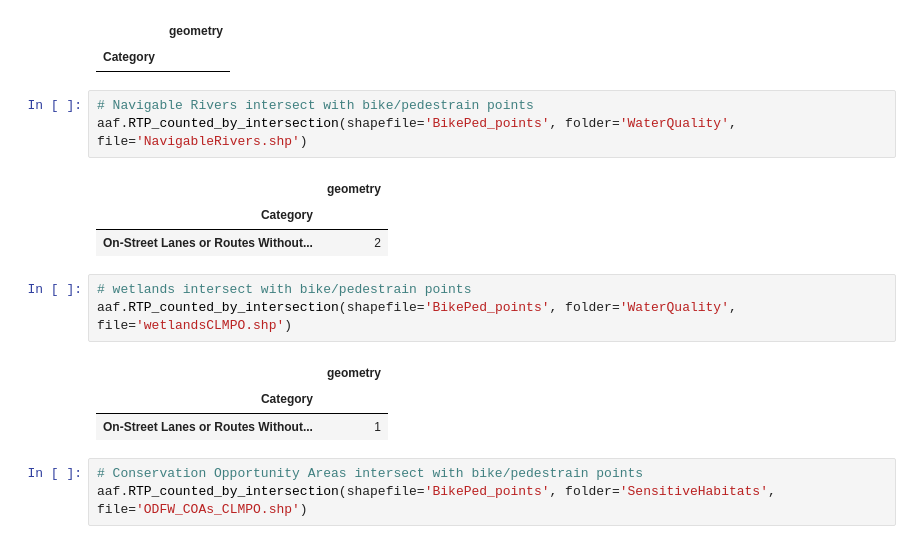
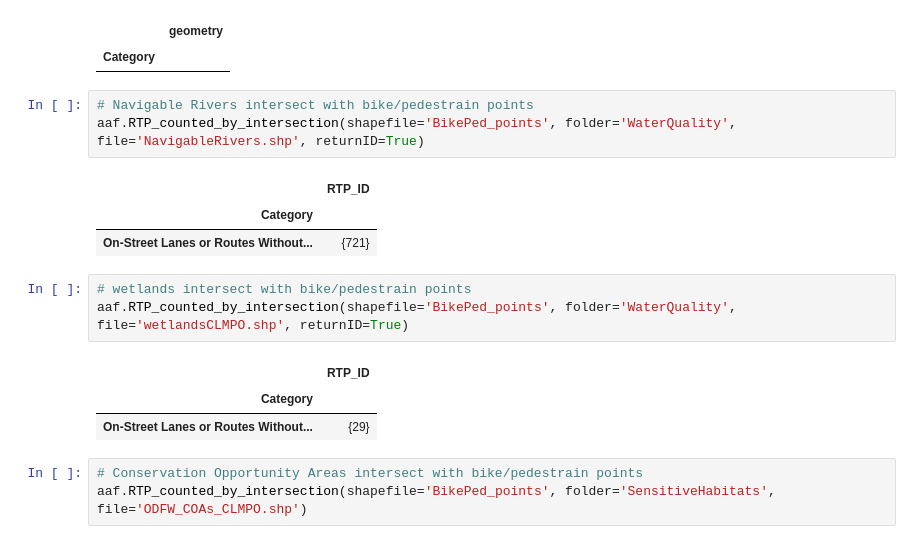
Before and after one commit to dongmeic/RTP, a Jupyter notebook: data/analysis_for_AppendixF.ipynb, the cells around one changed output. Drawn from its saved outputs; the diff is of its cells as text.

Commit message:
revised the tables

```diff
--- a/data/analysis_for_AppendixF.ipynb
+++ b/data/analysis_for_AppendixF.ipynb
@@ -442,18 +623,18 @@ aaf.RTP_counted_by_intersection(shapefile='BikePed_points', folder='WaterQuality
 | Category |  |
 # %%
 # Navigable Rivers intersect with bike/pedestrain points
-aaf.RTP_counted_by_intersection(shapefile='BikePed_points', folder='WaterQuality', file='NavigableRivers.shp')
+aaf.RTP_counted_by_intersection(shapefile='BikePed_points', folder='WaterQuality', file='NavigableRivers.shp', returnID=True)
 # %% [output]
-|  | geometry |
+|  | RTP_ID |
 | Category |  |
-| On-Street Lanes or Routes Without... | 2 |
+| On-Street Lanes or Routes Without... | {721} |
 # %%
 # wetlands intersect with bike/pedestrain points
-aaf.RTP_counted_by_intersection(shapefile='BikePed_points', folder='WaterQuality', file='wetlandsCLMPO.shp')
+aaf.RTP_counted_by_intersection(shapefile='BikePed_points', folder='WaterQuality', file='wetlandsCLMPO.shp', returnID=True)
 # %% [output]
-|  | geometry |
+|  | RTP_ID |
 | Category |  |
-| On-Street Lanes or Routes Without... | 1 |
+| On-Street Lanes or Routes Without... | {29} |
 # %%
 # Conservation Opportunity Areas intersect with bike/pedestrain points
 aaf.RTP_counted_by_intersection(shapefile='BikePed_points', folder='SensitiveHabitats', file='ODFW_COAs_CLMPO.shp')
```
Also changed, not shown: parts of 39 cells of this notebook, 2 other files.
